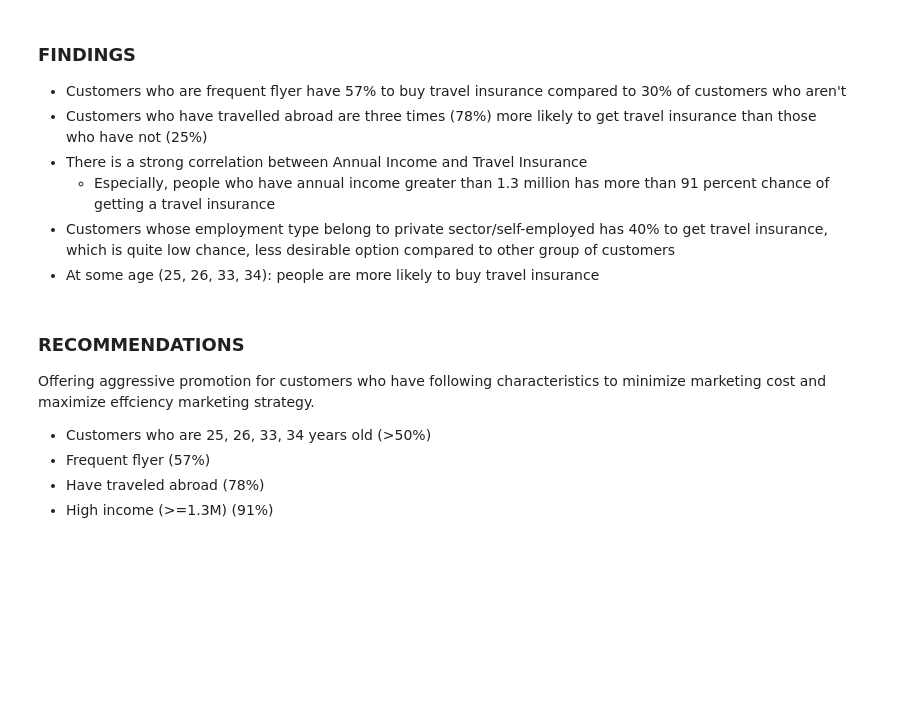
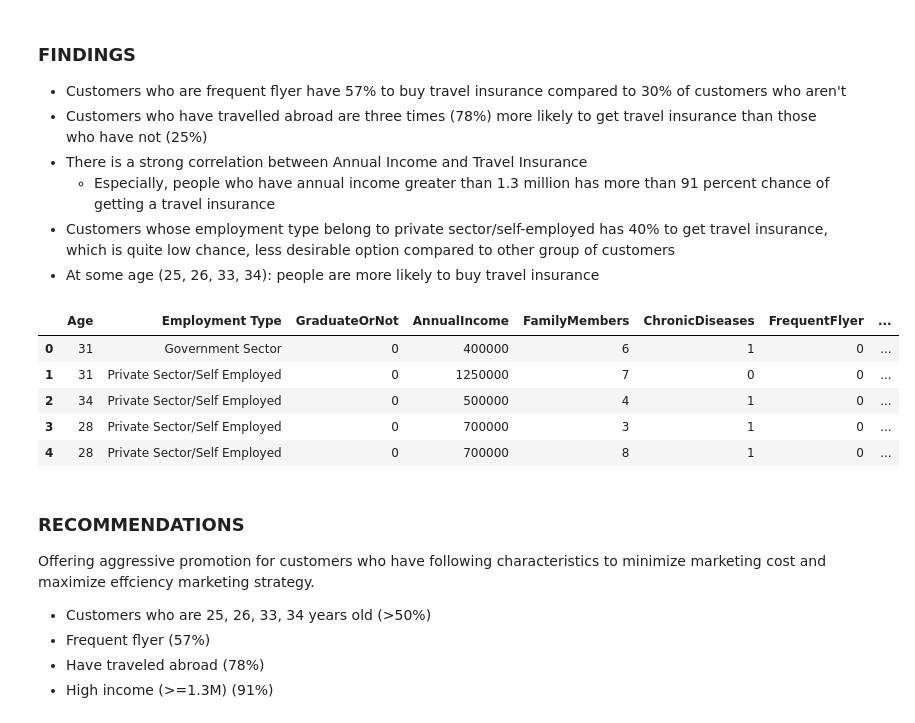
Before and after one commit to n2tp1311/da-case-study, a Jupyter notebook: notebook.ipynb, the cells around one changed output. Cells and saved outputs as stored; diff of their text form; code cells hidden in the pictures; blank space fills up the shorter version.

```diff
--- a/notebook.ipynb
+++ b/notebook.ipynb
@@ -46,3 +47,18 @@ customers = pd.read_csv('data/travel_insurance.csv')
+# %%
+# customers['FrequentFlyer'] = [1 if isFrequent == "Yes" else 0 for isFrequent in customers.FrequentFlyer]
+# customers['EverTravelledAbroad'] = [1 if haveEverTravelledAbroad == "Yes" else 0 for haveEverTravelledAbroad in customers.EverTravelledAbroad]
+# customers['GraduateOrNot'] = [1 if isGraduate == "Yes" else 0 for isGraduate in customers.GraduateOrNot]
+# customers['Employment Type'] = [1 if isGovernment == "Government Sector" else 0 for isGovernment in customers['Employment Type']]
+customers.head(5)
+# customers.describe()
+# customers.corr()
+# %% [output]
+|  | Age | Employment Type | GraduateOrNot | AnnualIncome | FamilyMembers | ChronicDiseases | FrequentFlyer | ... |
+| 0 | 31 | Government Sector | 0 | 400000 | 6 | 1 | 0 | ... |
+| 1 | 31 | Private Sector/Self Employed | 0 | 1250000 | 7 | 0 | 0 | ... |
+| 2 | 34 | Private Sector/Self Employed | 0 | 500000 | 4 | 1 | 0 | ... |
+| 3 | 28 | Private Sector/Self Employed | 0 | 700000 | 3 | 1 | 0 | ... |
+| 4 | 28 | Private Sector/Self Employed | 0 | 700000 | 8 | 1 | 0 | ... |
 # %% [markdown]
 ### RECOMMENDATIONS
 Offering aggressive promotion for customers who have following characteristics to minimize marketing cost and maximize effciency marketing strategy.
```
Also changed, not shown: parts of 4 cells of this notebook.
